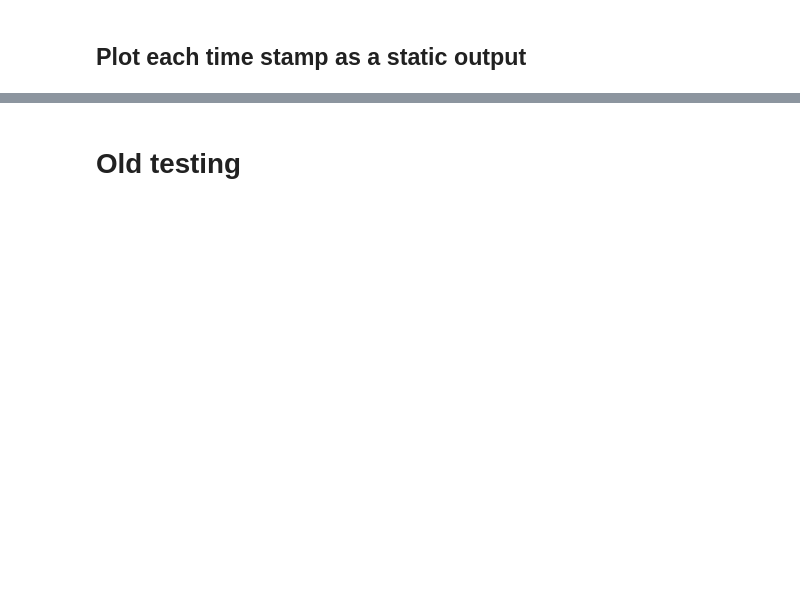
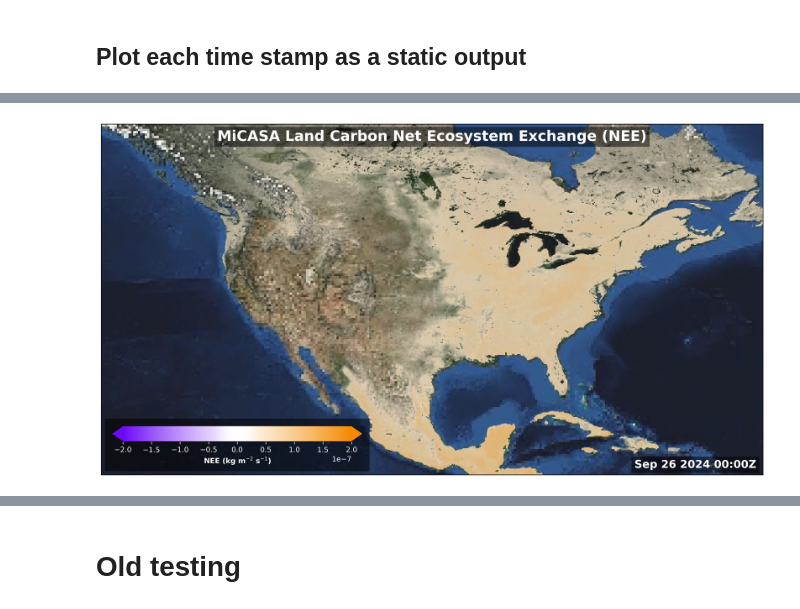
Before and after one commit to hannahzafar/micasa-animation, a Jupyter notebook: micasa-animation.ipynb, the cells around one changed output, grey strips where cells are left out. Saved outputs shown, nothing was run; the diff lists cells and outputs as text; code cells hidden in the pictures; blank space fills up the shorter version.

Commit message:
Update testing cells

```diff
--- a/micasa-animation.ipynb
+++ b/micasa-animation.ipynb
@@ -238,0 +262,71 @@ frames/micasa_2024092600Z.png
+# %%
+# Testing background maps
+# Import basemap image saved locally
+# map_path = 'image-downloads/MODIS_Terra_CorrectedReflectance_TrueColor.png'
+map_path = 'image-downloads/BlueMarble_ShadedRelief_Bathymetry.png'
+
+# cartopy_files = os.path.join(cartopy.config['data_dir'],'mapimgs/')
+# map_path = os.path.join(cartopy_files, 'world.topo.bathy.200409.3x5400x2700.jpg')
+
+
+# Read in image  using maplotlib
+img = plt.imread(map_path)
+# Define the image (covers the entire Earth)
+img_extent = (-180, 180, -90, 90)
+# %%
+# Testing plot with bounding box
+# Create figure and axes
+fig, ax = plt.subplots(figsize=(12.8, 7.2),dpi=300,subplot_kw= {'projection': proj},layout='constrained')
+
+title_str = 'MiCASA Land Carbon Net Ecosystem Exchange (NEE)'
+ax.set_title(title_str, fontsize=20,  weight='bold', c='w',
+             y=0.94,
+            bbox=dict(facecolor=[0,0,0,0.5], edgecolor='None'))
+
+ax.set_extent([min_lon,max_lon,min_lat,max_lat], crs=proj)
+
+# Background image
+ax.imshow(img, origin='upper', extent=img_extent, transform=ccrs.PlateCarree(),alpha=0.9)
+
+# Subset and plot data
+data_at_time = ds_subset_mask.isel(time=0)
+im = ax.pcolormesh(data_at_time.lon, data_at_time.lat, data_at_time.variable,
+                       cmap=custom_cmap,vmin=-2e-7, vmax=2e-7)
+
+# Extract datetime string
+time_value = data_at_time.time.dt
+time_str = time_value.strftime('%b %d %Y %H:%MZ').item()
+# Add time bottom right
+ax.text(0.99,0.02, time_str, fontsize=15, c='w', weight='bold',
+        ha='right',
+        # va='bottom',
+        transform=ax.transAxes,
+       bbox=dict(facecolor=[0,0,0,0.5], edgecolor='None'))
+
+# Create an inset axes for the colorbar and background
+## Colorbar Background
+cbbox = inset_axes(ax,
+                 width="40%", height="15%",
+                 loc='lower left',
+                )
+cbbox.set_yticks([])
+cbbox.set_xticks([])
+cbbox.set_facecolor([0,0,0,0.5])
+[cbbox.spines[k].set_visible(False) for k in cbbox.spines]
+
+## Colorbar
+cax = inset_axes(cbbox,
+                 width="95%", height="30%",
+                 loc='upper center',
+                borderpad=1,
+                )
+# Create colorbar
+cbar = plt.colorbar(im,
+                    cax=cax,
+                    orientation='horizontal',
+                    extend='both',
+                   )
+cbar.set_label(label = "NEE (kg m$^{-2}$ s$^{-1}$)",weight='bold',c='w')
+cbar.ax.tick_params(which='both',color='white',labelcolor='white')
+# %% [output]
+[figure, added]
```
Also changed, not shown: parts of 16 cells of this notebook.
